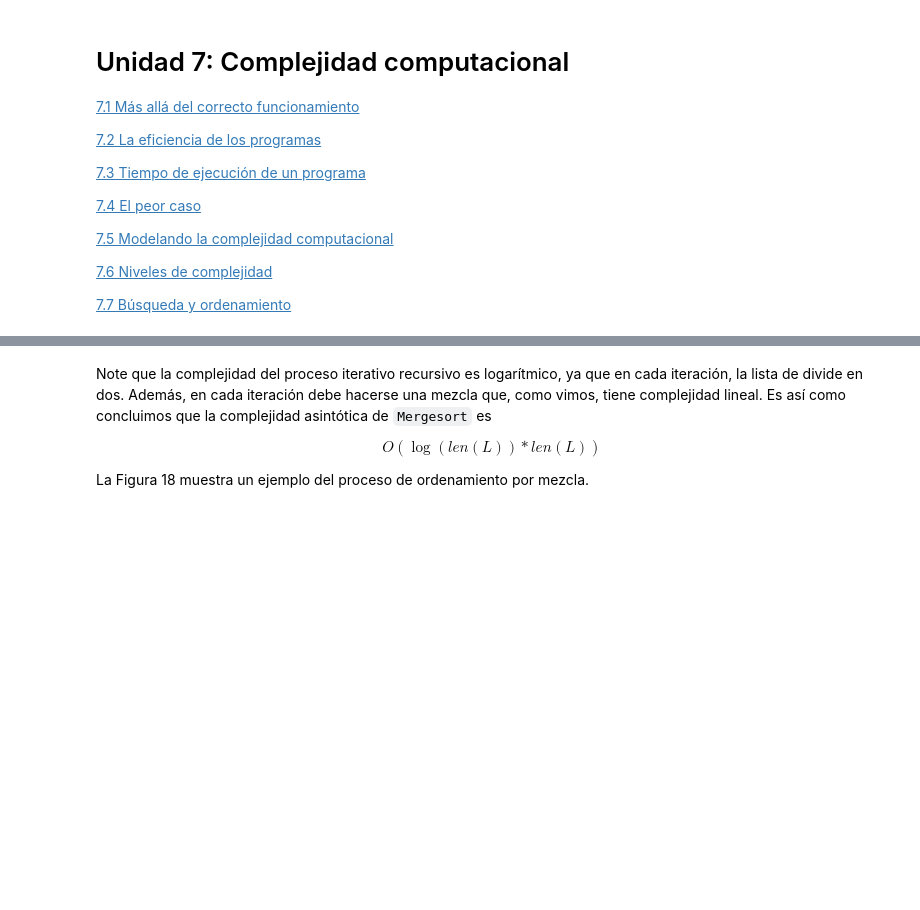
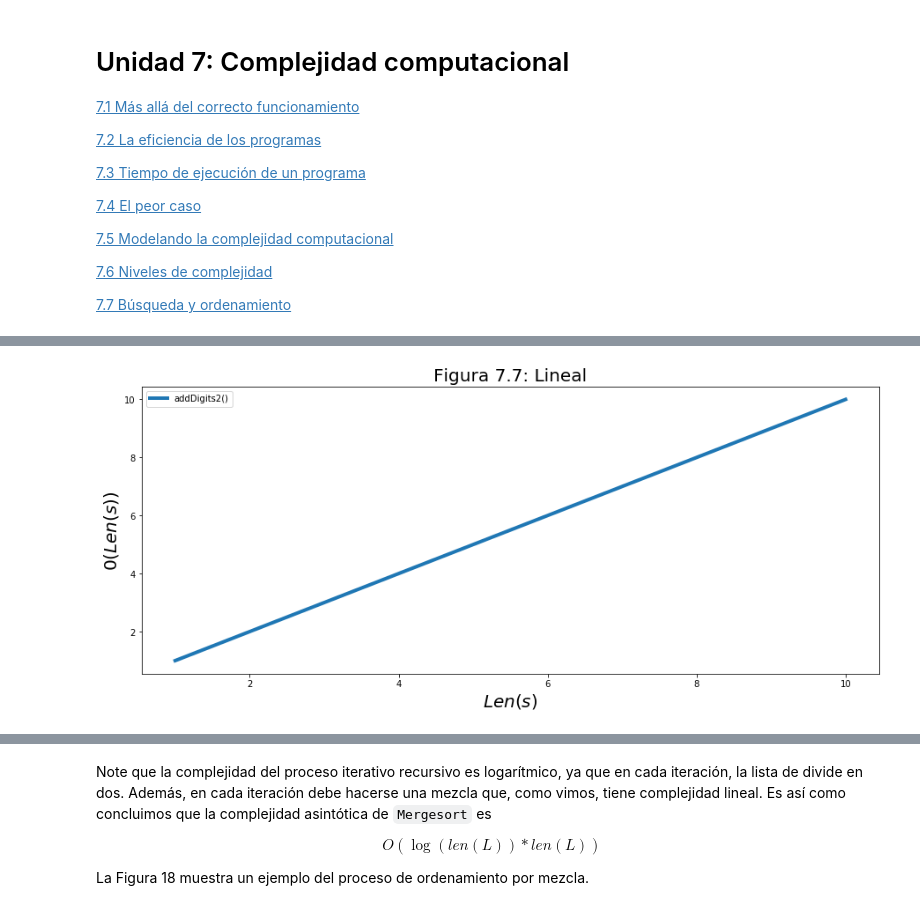
Before and after one commit to sisaza/informatica, a Jupyter notebook: Unidad7/Unidad7.ipynb, the cells around one changed output, grey strips where cells are left out. Saved outputs shown, nothing was run; the diff lists cells and outputs as text; code cells hidden in the pictures; blank space fills up the shorter version.

```diff
--- a/Unidad7/Unidad7.ipynb
+++ b/Unidad7/Unidad7.ipynb
@@ -252,0 +396,33 @@ Los algoritmos de complejidad superlineal o logarítmica-lineal, son el resultad
+# %%
+import matplotlib.pyplot as plt # se importa la librería necesaria para realizar las gráficas
+
+# creación de lista de parametros de entrada
+
+x = []
+lenx = []
+
+num = '9'
+for i in range(10):
+    x.append(num)
+    lenx.append(len(num))
+    num += '9'
+
+y=[] # creación de lista para guardar número de iteraciones
+
+for i in x:
+    # se obtienen las iteraciones que ejecuta la funcion factorial()
+    _comp = 0
+    addDigits2(str(i))
+    y.append(_comp)
+
+# grafica de los resultados
+
+plt.figure(figsize=(15,6))
+plt.plot(lenx,y,linewidth=4.0,label='addDigits2()')
+plt.legend()
+plt.title('Figura 7.7: Lineal',size=20)
+plt.xlabel('$ Len(s) $',size=20)
+plt.ylabel('$ 0(Len(s)) $',size=20)
+plt.show()
+# %% [output]
+[figure, added]
```
Also changed, not shown: parts of 25 cells of this notebook.
